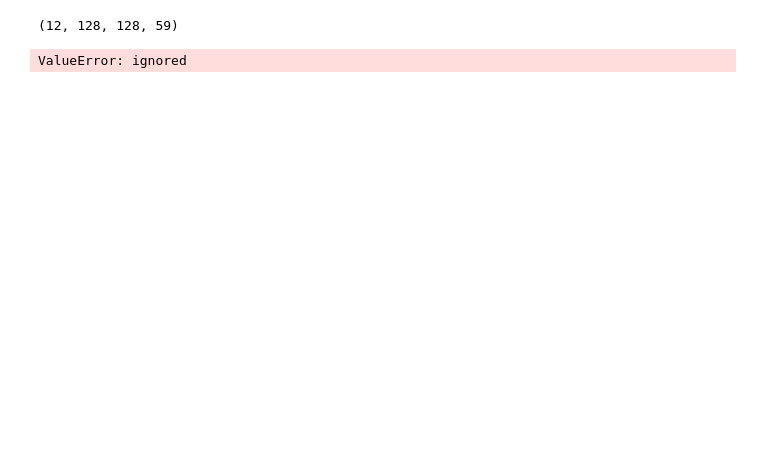
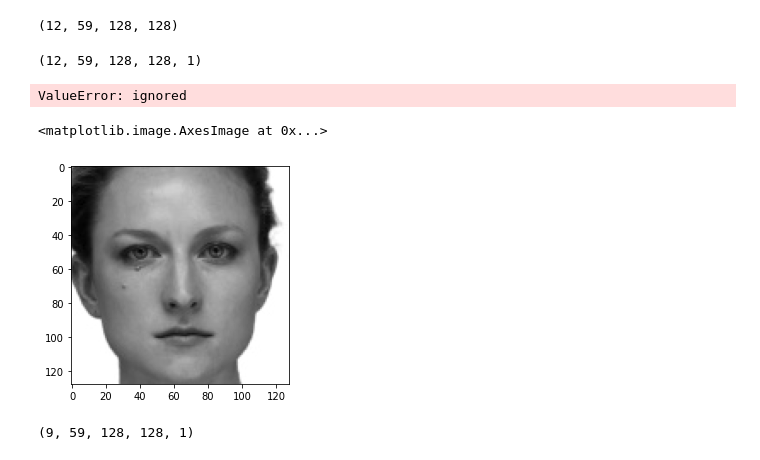
Before and after one commit to avner8943/bootcamp, a Jupyter notebook: radvess.ipynb, the cells around one changed output. Saved outputs shown, nothing was run; the diff lists cells and outputs as text; code cells hidden in the pictures; blank space fills up the shorter version.

```diff
--- a/radvess.ipynb
+++ b/radvess.ipynb
@@ -139,11 +155,13 @@ def load_pickle(path):
 
 x = load_pickle('/content/radvess_data_for_train.pickle')
 
-x = x.reshape(x.shape[0], x.shape[2], x.shape[3], x.shape[1])
+#x = x.reshape(x.shape[0], x.shape[2], x.shape[3], x.shape[1])
 
 print(x.shape)
+
+x = np.expand_dims(x, axis=4)
 # %% [output]
-(12, 128, 128, 59)
+(12, 59, 128, 128)
 # %%
 from tensorflow.keras.preprocessing.image import ImageDataGenerator
 from tensorflow.keras.layers import AveragePooling2D
@@ -164,9 +182,15 @@ from keras.preprocessing.image import ImageDataGenerator
 
 x = load_pickle('radvess_data_for_train.pickle')
 
-x = x.reshape(x.shape[0], x.shape[2], x.shape[3], x.shape[1])
+x = x.astype('float64')
+
+x = np.expand_dims(x,axis = 4)
+
+print(x.shape)
 
 y = load_pickle('radvess_tags_for_train.pickle')
+
+y = y.astype('float64')
 
 x_train, x_test, y_train, y_test = train_test_split( x, y, test_size=0.2, random_state=42)
 
@@ -184,7 +208,7 @@ datagen.fit(x_train)
 # load the ResNet-50 network, ensuring the head FC layer sets are left
 # off
 baseModel = ResNet50(weights="imagenet", include_top=False,
-	input_tensor=Input(shape=(128,128,59)))
+	        input_tensor=Input(shape=(128,128,59)))
 # construct the head of the model that will be placed on top of the
 # the base model
 headModel = baseModel.output
@@ -200,6 +224,16 @@ model = Model(inputs=baseModel.input, outputs=headModel)
 # *not* be updated during the training process
 for layer in baseModel.layers:
 	layer.trainable = False
+# %% [output]
+(12, 59, 128, 128, 1)
+ValueError: ignored
+# %%
+x_train, x_test, y_train, y_test = train_test_split( x, y, test_size=0.2, random_state=42)
+
+plt.imshow(x_train[0,0,:,:,0], cmap='gray')
+# %% [output]
+<matplotlib.image.AxesImage at 0x...>
+[figure, added]
 # %%
 from tensorflow import keras
 from tensorflow.keras import layers
@@ -209,7 +243,7 @@ import pylab as plt
 seq = keras.Sequential(
     [
         keras.Input(
-            shape=(None, 40, 40, 1)
+            shape=(59, 128, 128, 1)
         ),  # Variable-length sequence of 40x40x1 frames
         layers.ConvLSTM2D(
             filters=40, kernel_size=(3, 3), padding="same", return_sequences=True
@@ -232,15 +266,8 @@ seq = keras.Sequential(
         ),
     ]
 )
-seq.compile(loss="binary_crossentropy", optimizer="adadelta")
+#seq.compile(loss="categorical_crossentropy", optimizer="adadelta")
 
-seq.fit(
-    x_train,
-    y_train,
-    batch_size=10,
-    epochs=1,
-    verbose=2,
-    validation_split=0.1,
-)
+seq.predict(x_train).shape
 # %% [output]
-ValueError: ignored
+(9, 59, 128, 128, 1)
```
Also changed, not shown: parts of 6 cells of this notebook.
